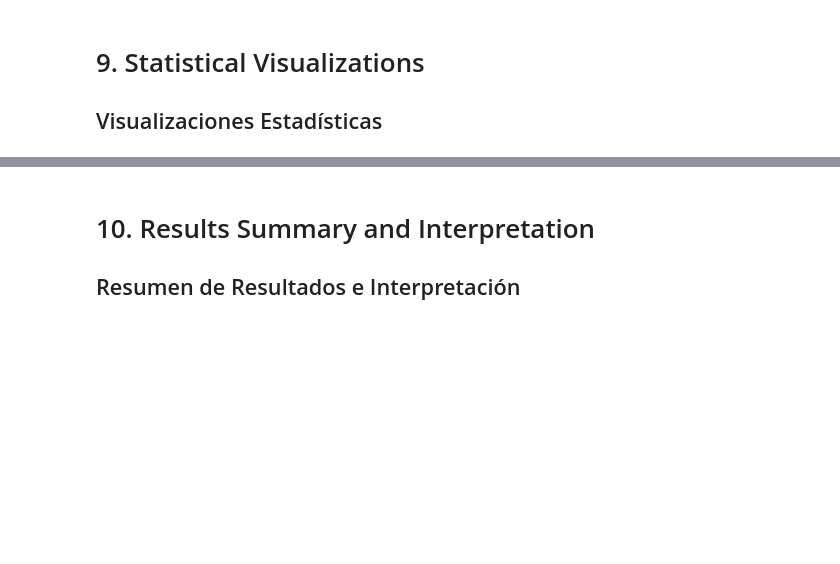
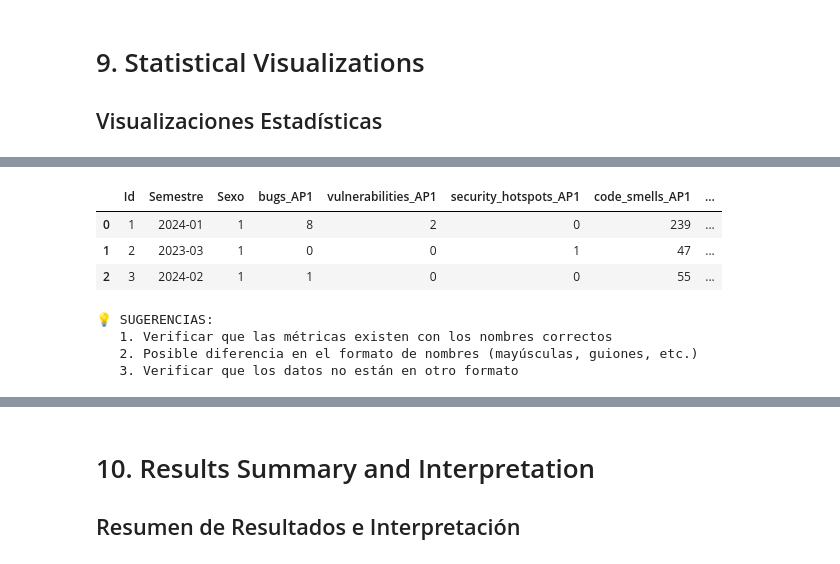
Before and after one commit to TesisEnel/Recopilacion_Datos_CalidadCodigo, a Jupyter notebook: notebooks/3. Analisis Estadistico Calidad Codigo.ipynb, the cells around one changed output, grey strips where cells are left out. Cells and saved outputs as stored; diff of their text form; code cells hidden in the pictures; blank space fills up the shorter version.

```diff
--- a/notebooks/3. Analisis Estadistico Calidad Codigo.ipynb
+++ b/notebooks/3. Analisis Estadistico Calidad Codigo.ipynb
@@ -942,0 +1298,62 @@ else:
+# %%
+# Diagnóstico completo del problema de columnas
+print("=== DIAGNÓSTICO COMPLETO DE COLUMNAS ===")
+
+# 1. Mostrar todas las columnas disponibles
+print(f"🔍 TODAS LAS COLUMNAS EN df_paired ({len(df_paired.columns)}):")
+for i, col in enumerate(df_paired.columns, 1):
+    print(f"   {i:2d}. {col}")
+
+# 2. Buscar patrones de métricas
+print(f"\n🔍 COLUMNAS QUE CONTIENEN '_AP1':")
+ap1_cols = [col for col in df_paired.columns if '_AP1' in col]
+for col in ap1_cols[:10]:  # Mostrar primeras 10
+    print(f"   • {col}")
+if len(ap1_cols) > 10:
+    print(f"   ... y {len(ap1_cols) - 10} más")
+
+print(f"\n🔍 COLUMNAS QUE CONTIENEN '_AP2':")
+ap2_cols = [col for col in df_paired.columns if '_AP2' in col]
+for col in ap2_cols[:10]:  # Mostrar primeras 10
+    print(f"   • {col}")
+if len(ap2_cols) > 10:
+    print(f"   ... y {len(ap2_cols) - 10} más")
+
+# 3. Verificar métricas específicas
+print(f"\n🔍 VERIFICACIÓN DE MÉTRICAS ESPECÍFICAS:")
+test_metrics = ['technical_debt', 'code_smells', 'bugs', 'vulnerabilities']
+for metric in test_metrics:
+    ap1_col = f"{metric}_AP1"
+    ap2_col = f"{metric}_AP2"
+    ap1_exists = ap1_col in df_paired.columns
+    ap2_exists = ap2_col in df_paired.columns
+    print(f"   • {metric}: AP1={ap1_exists}, AP2={ap2_exists}")
+
+    if ap1_exists:
+        ap1_valid = df_paired[ap1_col].notna().sum()
+        print(f"     - {ap1_col}: {ap1_valid} valores válidos")
+    if ap2_exists:
+        ap2_valid = df_paired[ap2_col].notna().sum()
+        print(f"     - {ap2_col}: {ap2_valid} valores válidos")
+
+# 4. Buscar métricas con nombres similares
+print(f"\n🔍 BÚSQUEDA DE PATRONES ALTERNATIVOS:")
+potential_metrics = []
+for col in df_paired.columns:
+    if any(keyword in col.lower() for keyword in ['debt', 'smell', 'bug', 'vulner', 'duplic', 'complex', 'reliab', 'secur']):
+        potential_metrics.append(col)
+
+print(f"📊 Columnas que contienen palabras clave de métricas:")
+for col in potential_metrics:
+    non_null_count = df_paired[col].notna().sum()
+    print(f"   • {col}: {non_null_count} valores válidos")
+
+# 5. Mostrar muestra de datos para identificar el formato
+print(f"\n🔍 MUESTRA DE DATOS (primeras 3 filas, primeras 10 columnas):")
+display(df_paired.iloc[:3, :10])
+
+print(f"\n💡 SUGERENCIAS:")
+print(f"   1. Verificar que las métricas existen con los nombres correctos")
+print(f"   2. Posible diferencia en el formato de nombres (mayúsculas, guiones, etc.)")
+print(f"   3. Verificar que los datos no están en otro formato")
+# %% [output]
@@ -942,0 +1377,8 @@ else:
+|  | Id | Semestre | Sexo | bugs_AP1 | vulnerabilities_AP1 | security_hotspots_AP1 | code_smells_AP1 | ... |
+| 0 | 1 | 2024-01 | 1 | 8 | 2 | 0 | 239 | ... |
+| 1 | 2 | 2023-03 | 1 | 0 | 0 | 1 | 47 | ... |
+| 2 | 3 | 2024-02 | 1 | 1 | 0 | 0 | 55 | ... |
+💡 SUGERENCIAS:
+   1. Verificar que las métricas existen con los nombres correctos
+   2. Posible diferencia en el formato de nombres (mayúsculas, guiones, etc.)
+   3. Verificar que los datos no están en otro formato
```
Also changed, not shown: parts of 22 cells of this notebook.
